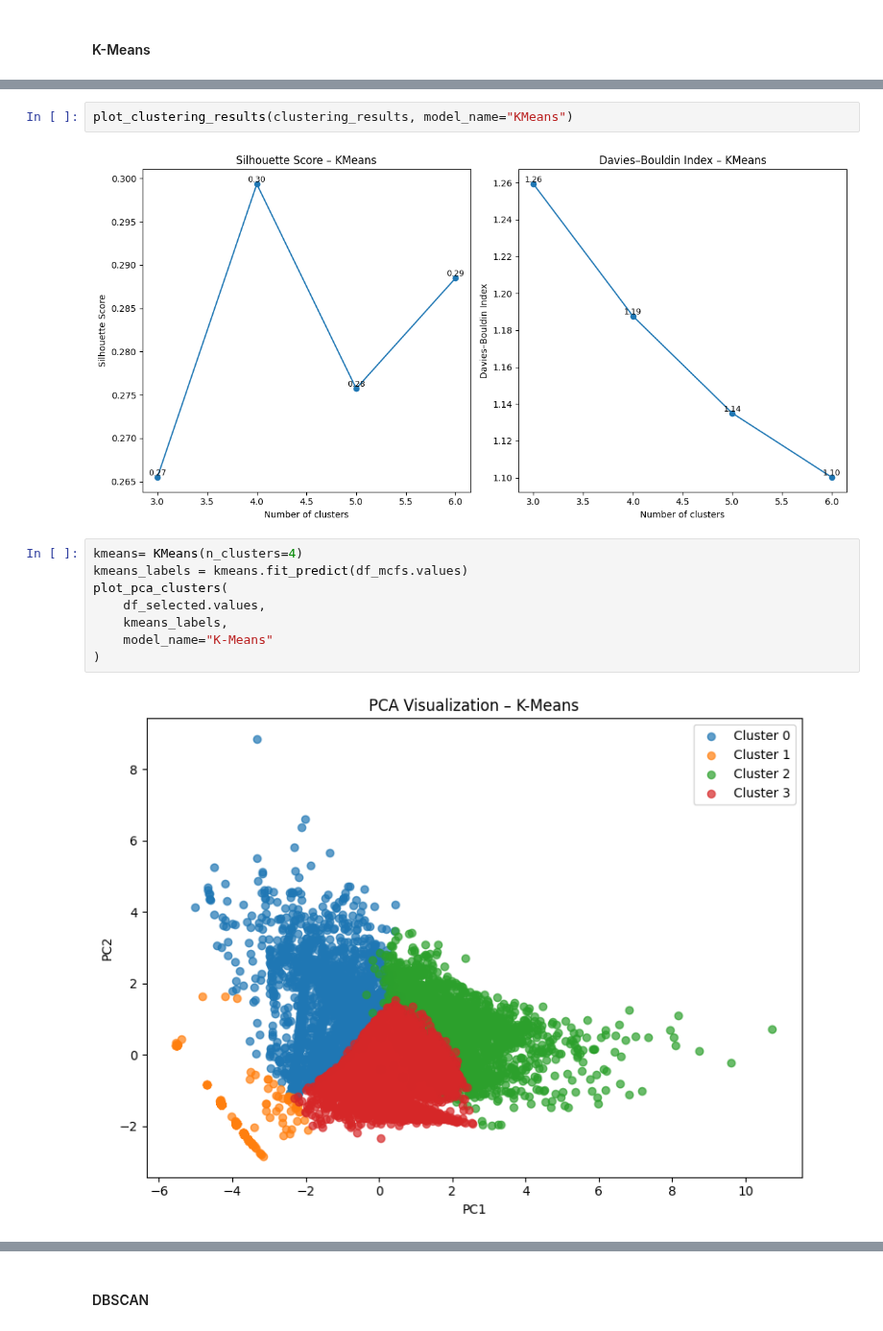
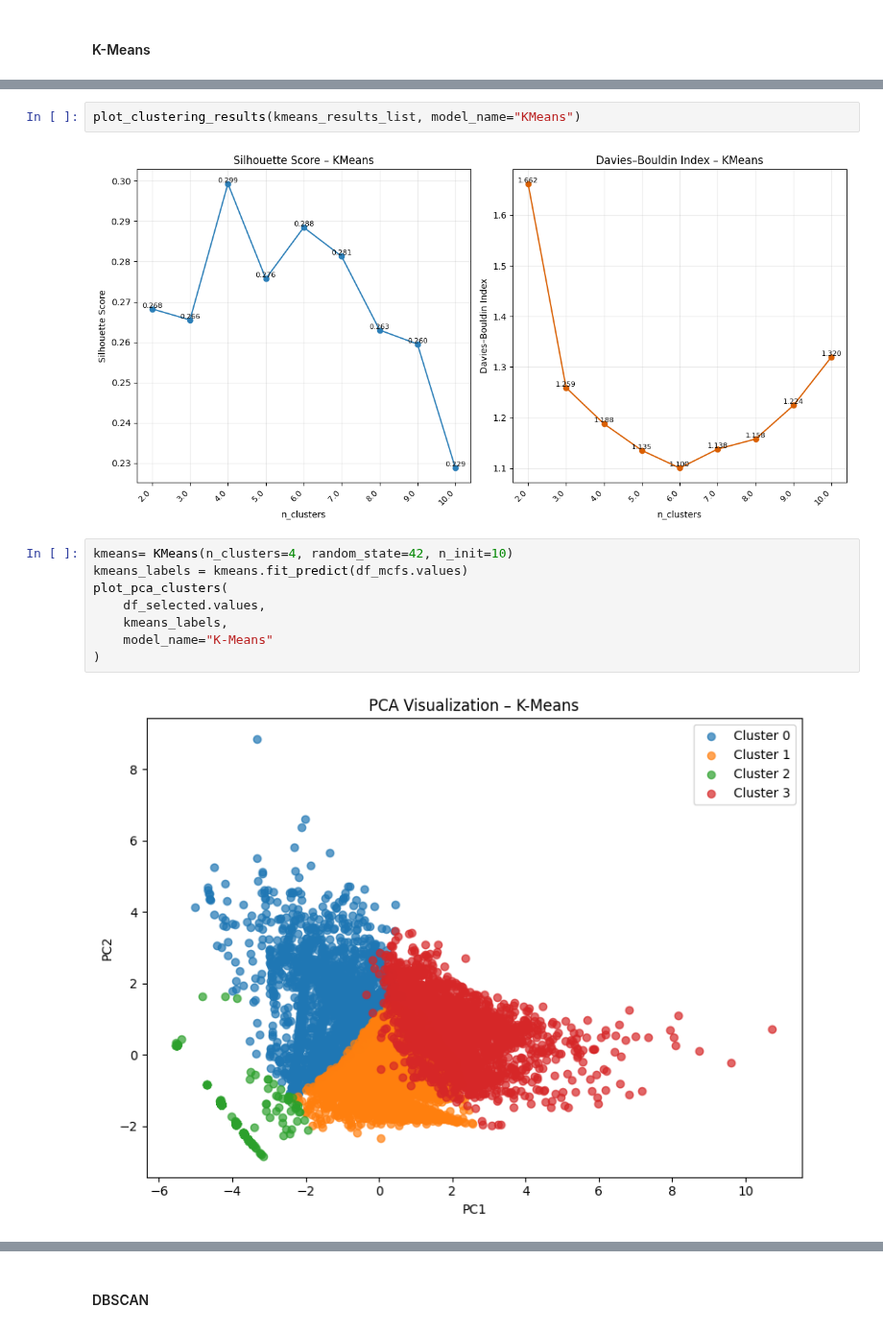
Before and after one commit to JackyDo2005/A3_PDS_RMIT, a Jupyter notebook: Assignment3.ipynb, the cells around one changed output, grey strips where cells are left out. Shown at 96% size. Drawn from its saved outputs; the diff is of its cells as text.

Commit message:
done clustering

```diff
--- a/Assignment3.ipynb
+++ b/Assignment3.ipynb
@@ -2530,14 +2396,14 @@ Testing k values: [3, 4, 5, 6]
 # %%
-plot_clustering_results(clustering_results, model_name="KMeans")
+plot_clustering_results(kmeans_results_list, model_name="KMeans")
 # %% [output]
-[figure, old version]
+[figure, new version]
 # %%
-kmeans= KMeans(n_clusters=4)
+kmeans= KMeans(n_clusters=4, random_state=42, n_init=10)
 kmeans_labels = kmeans.fit_predict(df_mcfs.values)
 plot_pca_clusters(
     df_selected.values,
     kmeans_labels,
     model_name="K-Means"
 )
 # %% [output]
-[figure, old version]
+[figure, new version]
```
Also changed, not shown: parts of 46 cells of this notebook.
